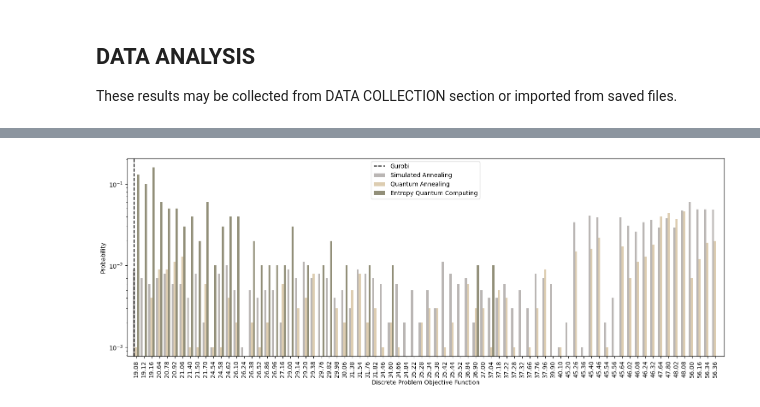
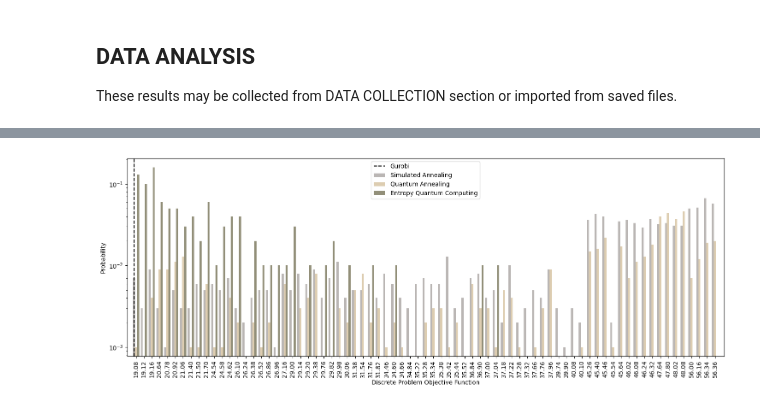
Before and after one commit to SECQUOIA/pd_ising, a Jupyter notebook: il-rxtor-sep-opt/discrete_qubo/ilrs_qubo.ipynb, the cells around one changed output, grey strips where cells are left out. Drawn from its saved outputs; the diff is of its cells as text; code cells hidden in the pictures.

Commit message:
consolidate data format to json, streamline saving of results,

```diff
--- a/il-rxtor-sep-opt/discrete_qubo/ilrs_qubo.ipynb
+++ b/il-rxtor-sep-opt/discrete_qubo/ilrs_qubo.ipynb
@@ -88,3 +73,23 @@ TTS Tictoc Info: 1.5889837741851807
+# %%
+# ========== Get saved results from JSON files for data analysis ==========
+import_dir = './result_raw'
+
+# Simulated annealing results
+sa_path = os.path.join(import_dir, 'SA_results_20251121_163831.json')
+simAnn_df, t_simAnn = import_sampleset(sa_path)
+
+(dwave_df, dwave_qa_tts_total), dwave_qa_tts_qc = import_sampleset(qa_path, qa=True)
+# dwave_qa_tts_qc is quantum time, dwave_qa_tts_total is total execution time
+
+# QCI results
+qci_path = os.path.join(import_dir, 'QCI_EQC_results.json')
+qci_result_df, t_qci = import_sampleset(qci_path)
+# ========== Additional QA results from D-Wave Advantage 2 system ==========
+
+# DWave QA results (Advantage 2)
+qa_adv2_path = os.path.join(import_dir, 'Dwave_QA_results_20251120_164900.json')
+(dwave_df_adv2, dwave_qa_tts_total_adv2), dwave_qa_tts_qc_adv2 = import_sampleset(qa_adv2_path, qa=True)
+# dwave_qa_tts_qc_adv2 is quantum time, dwave_qa_tts_total_adv2 is total execution time
 # %%
 # ========== Calculate time-to-solution (tts) ==========
 feas_ub = 57        # upper bound for feasible solution, taken from Gurobi result
@@ -133,24 +159,21 @@ EQC-QCI_qpu       37.00  1223.53
 # %%
 # ========== Plot the results of the optimization ==========
-# combine the probability values that have energy values (infeasible solutions) that are > feas_ub to one value
-simAnn_df_red = sum_infeas_soln(simAnn_df, feas_ub)
-dwave_df_red = sum_infeas_soln(dwave_df, feas_ub)
+# # combine the probability values that have energy values (infeasible solutions) that are > feas_ub to one value
+# simAnn_df_red = sum_infeas_soln(simAnn_df, feas_ub)
+# dwave_df_red = sum_infeas_soln(dwave_df, feas_ub)
 
 # Add the Gurobi results to the graph
-gurobi_result = simAnn_df_red.index[0]
-
-# Plot the results of the optimization
-df_list = [simAnn_df_red, dwave_df_red, qci_result_df]
-df_names = ['Simulated Annealing', 'Quantum Annealing', 'Entropy Quantum Computing']
-df_colors = [ '#9d9795', '#cfb991', '#646040']
+gurobi_result = simAnn_df.index[0]
 
 # Plot only feasible solutions
 dwave_df_feas = dwave_df[dwave_df.index < feas_ub]
 simAnn_df_feas = simAnn_df[simAnn_df.index < feas_ub]
 
 # Plot the results of the optimization
 df_list_feas = [simAnn_df_feas, dwave_df_feas, qci_result_df]
+df_names = ['Simulated Annealing', 'Quantum Annealing', 'Entropy Quantum Computing']
+df_colors = [ '#9d9795', '#cfb991', '#646040']
 
 plot_multibar_graph_discrete(df_list_feas, df_names, df_colors, feas_ub, vertical_line=gurobi_result)
 # %% [output]
-[figure, old version]
+[figure, new version]
```
Also changed, not shown: parts of 8 cells of this notebook, 15 other files.
